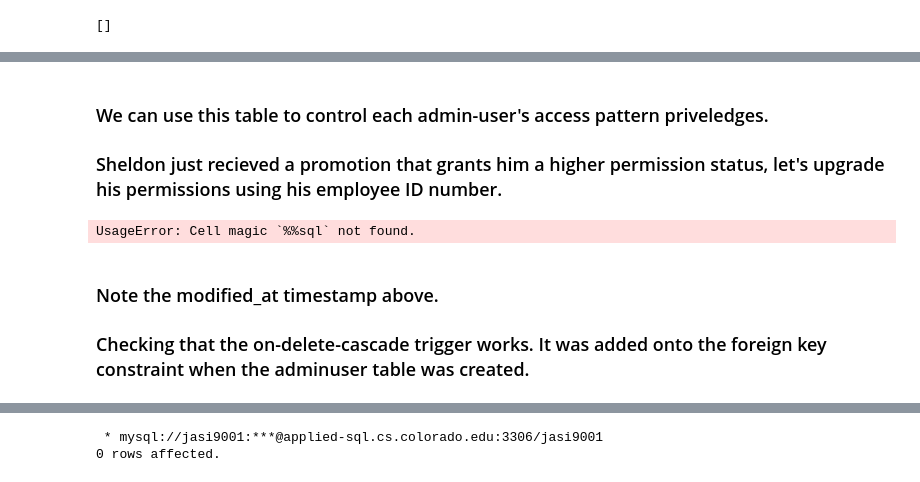
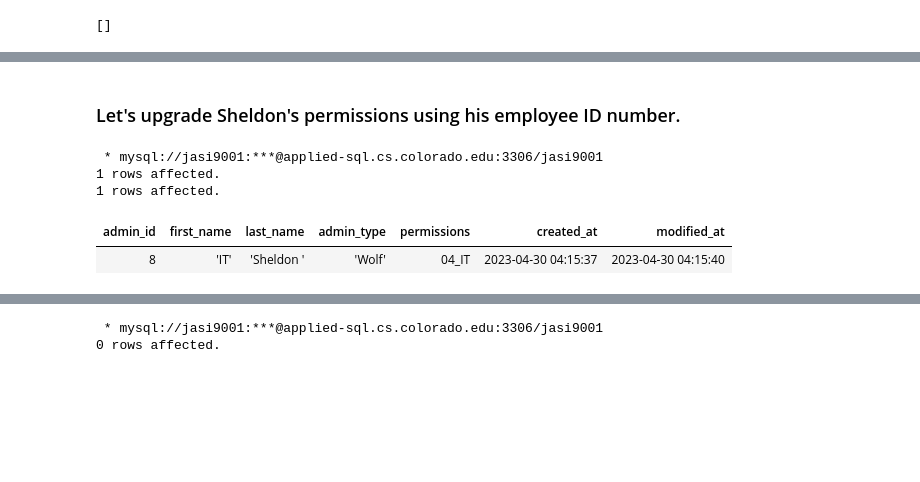
Before and after one commit to Micah614/P2P_Retail_Database, a Jupyter notebook: P2P_DB.ipynb, the cells around one changed output, grey strips where cells are left out. Saved outputs shown, nothing was run; the diff lists cells and outputs as text; code cells hidden in the pictures; blank space fills up the shorter version.

```diff
--- a/P2P_DB.ipynb
+++ b/P2P_DB.ipynb
@@ -263,20 +261,20 @@ Insert for admin id: Suzy Q has FAILED.
 # %% [markdown]
-### We can use this table to control each admin-user's access pattern priveledges.
-### Sheldon just recieved a promotion that grants him a higher permission status, let's upgrade his permissions using his employee ID number.
+### Let's upgrade Sheldon's permissions using his employee ID number.
 # %%
 %%sql
 UPDATE adminuser
 SET
     permissions = '04_IT'
 WHERE
     admin_id = 8;
 
-SELECT * FROM adminuser WHERE admin_id = '6';
+SELECT * FROM adminuser WHERE admin_id = '8';
 # %% [output]
-UsageError: Cell magic `%%sql` not found.
+ * mysql://jasi9001:***@applied-sql.cs.colorado.edu:3306/jasi9001
+1 rows affected.
+1 rows affected.
+| admin_id | first_name | last_name | admin_type | permissions | created_at | modified_at |
+| 8 | 'IT' | 'Sheldon ' | 'Wolf' | 04_IT | 2023-04-30 04:15:37 | 2023-04-30 04:15:40 |
-# %% [markdown]
-### Note the modified_at timestamp above.
-### Checking that the on-delete-cascade trigger works. It was added onto the foreign key constraint when the adminuser table was created.
 # %%
 %%sql
 select * from adminuser;
```
Also changed, not shown: parts of 40 cells of this notebook.
